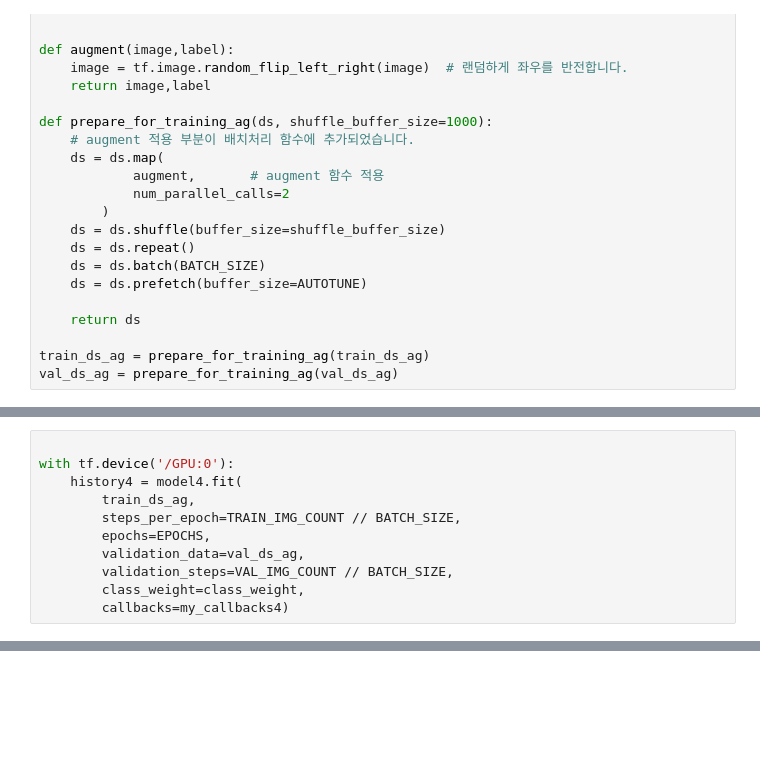
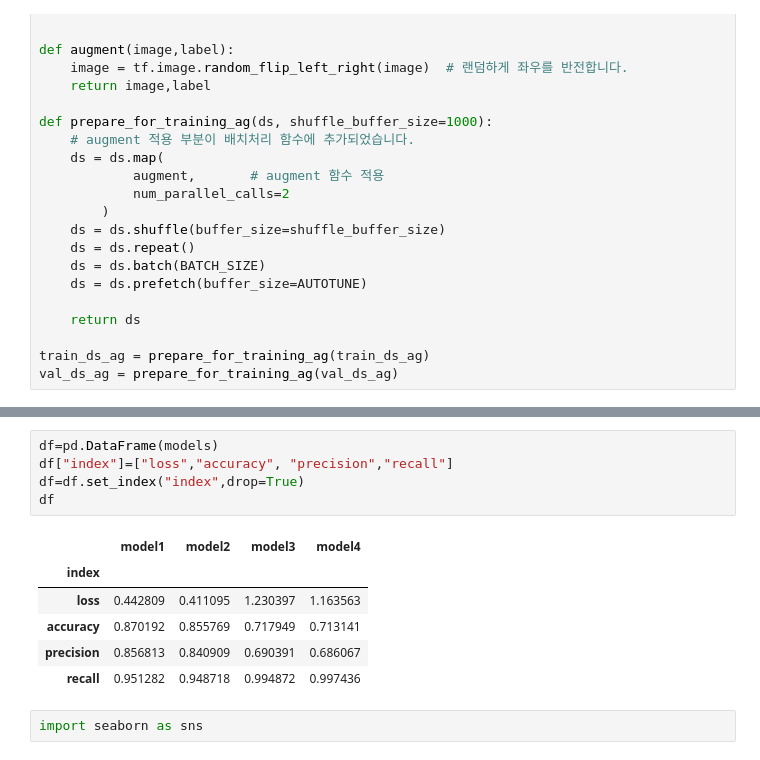
Before and after one commit to Asunny2019/AIFFEL_Exploration, a Jupyter notebook: [E09]chest_xray.ipynb, the cells around one changed output, grey strips where cells are left out. Drawn from its saved outputs; the diff is of its cells as text; blank space fills up the shorter version.

```diff
--- a/[E09]chest_xray.ipynb
+++ b/[E09]chest_xray.ipynb
@@ -611,14 +740,3 @@ with tf.device('/GPU:0'):
-# %%
-
-with tf.device('/GPU:0'):
-    history4 = model4.fit(
-        train_ds_ag,
-        steps_per_epoch=TRAIN_IMG_COUNT // BATCH_SIZE,
-        epochs=EPOCHS,
-        validation_data=val_ds_ag,
-        validation_steps=VAL_IMG_COUNT // BATCH_SIZE,
-        class_weight=class_weight,
-        callbacks=my_callbacks4)
 # %%
 fig, ax = plt.subplots(1, 4, figsize=(20, 3))
 ax = ax.ravel()
@@ -749,0 +772,14 @@ print(f'Loss: {loss},\nAccuracy: {accuracy},\nPrecision: {precision},\nRecall: {
+# %%
+df=pd.DataFrame(models)
+df["index"]=["loss","accuracy", "precision","recall"]
+df=df.set_index("index",drop=True)
+df
+# %% [output]
+|  | model1 | model2 | model3 | model4 |
+| index |  |  |  |  |
+| loss | 0.442809 | 0.411095 | 1.230397 | 1.163563 |
+| accuracy | 0.870192 | 0.855769 | 0.717949 | 0.713141 |
+| precision | 0.856813 | 0.840909 | 0.690391 | 0.686067 |
+| recall | 0.951282 | 0.948718 | 0.994872 | 0.997436 |
+# %%
+import seaborn as sns
```
Also changed, not shown: parts of 48 cells of this notebook.
